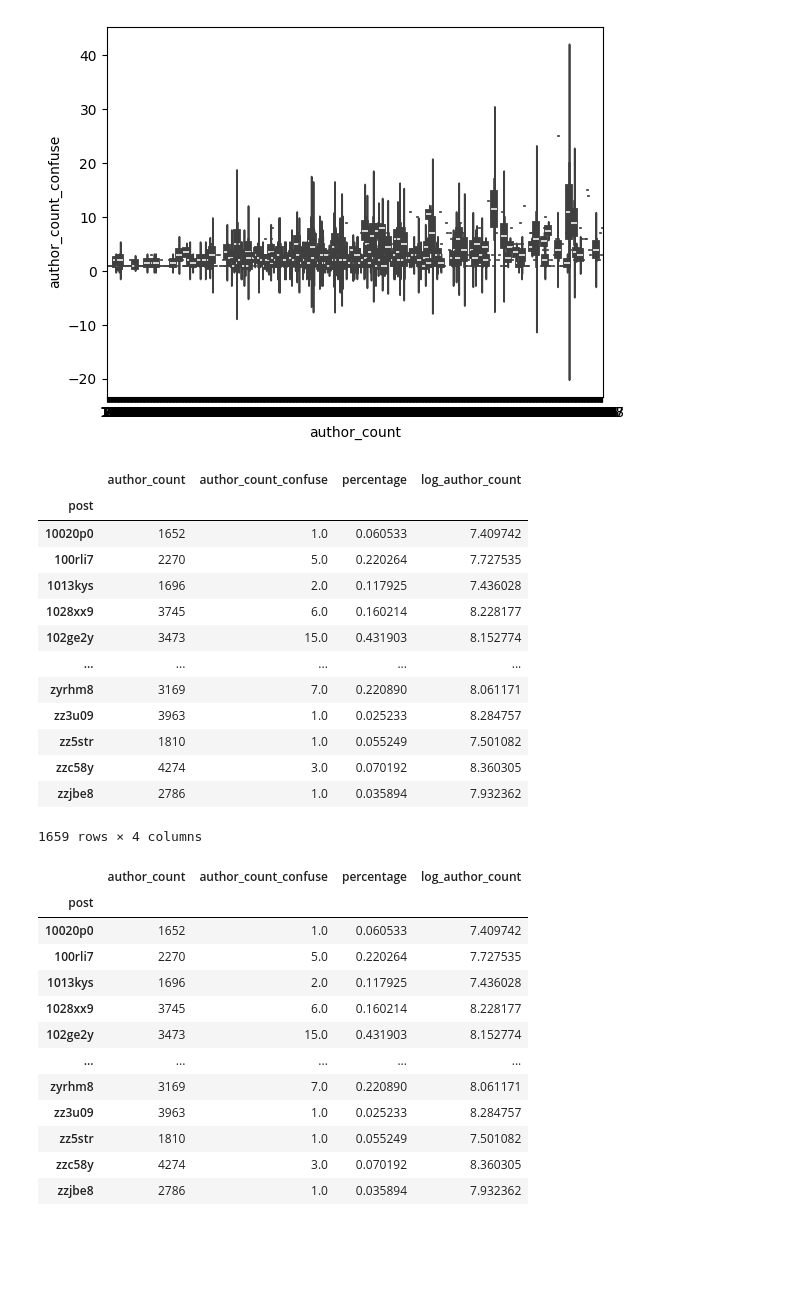
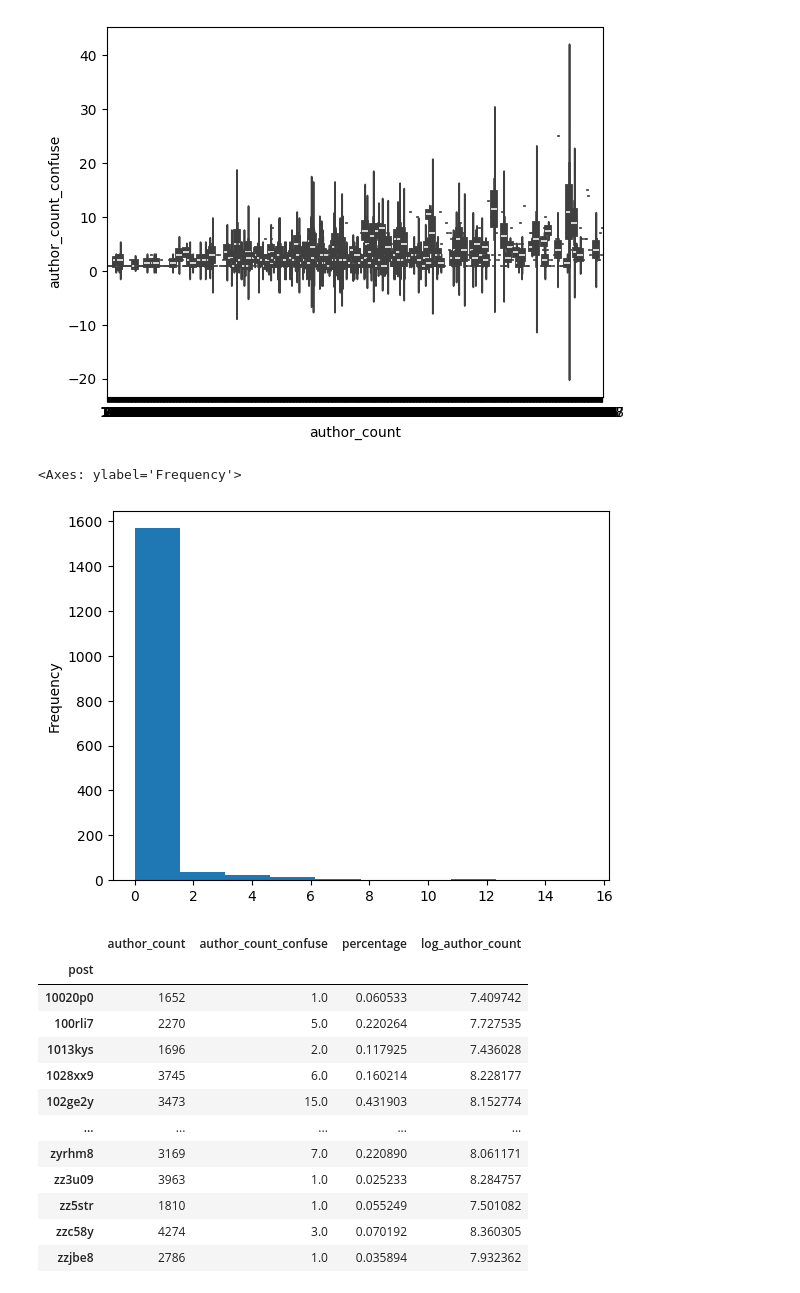
Before and after one commit to dilettagoglia/reddit-majority-opinion, a Jupyter notebook: src/alessio/confused_users.ipynb, the cells around one changed output. Saved outputs shown, nothing was run; the diff lists cells and outputs as text; code cells hidden in the pictures; blank space fills up the shorter version.

```diff
--- a/src/alessio/confused_users.ipynb
+++ b/src/alessio/confused_users.ipynb
@@ -191,23 +185,12 @@ See the caveats in the documentation: https://pandas.pydata.org/pandas-docs/stab
   df_grouped['log_author_count'] = np.log(df_grouped['author_count'])
 <Axes: xlabel='author_count', ylabel='author_count_confuse'>
 [figure]
-# %%
-df_grouped
-# %% [output]
-|  | author_count | author_count_confuse | percentage | log_author_count |
-| post |  |  |  |  |
-| 10020p0 | 1652 | 1.0 | 0.060533 | 7.409742 |
-| 100rli7 | 2270 | 5.0 | 0.220264 | 7.727535 |
-| 1013kys | 1696 | 2.0 | 0.117925 | 7.436028 |
-| 1028xx9 | 3745 | 6.0 | 0.160214 | 8.228177 |
-| 102ge2y | 3473 | 15.0 | 0.431903 | 8.152774 |
-| ... | ... | ... | ... | ... |
-| zyrhm8 | 3169 | 7.0 | 0.220890 | 8.061171 |
-| zz3u09 | 3963 | 1.0 | 0.025233 | 8.284757 |
-| zz5str | 1810 | 1.0 | 0.055249 | 7.501082 |
-| zzc58y | 4274 | 3.0 | 0.070192 | 8.360305 |
-| zzjbe8 | 2786 | 1.0 | 0.035894 | 7.932362 |
-1659 rows × 4 columns
+# %%
+# histogram of the percentage of confused users
+df_grouped['percentage'].plot(kind='hist', bins=10)
+# %% [output]
+<Axes: ylabel='Frequency'>
+[figure, added]
 # %%
 # %% [output]
 |  | author_count | author_count_confuse | percentage | log_author_count |
```
Also changed, not shown: parts of 2 cells of this notebook, 7 other files.
